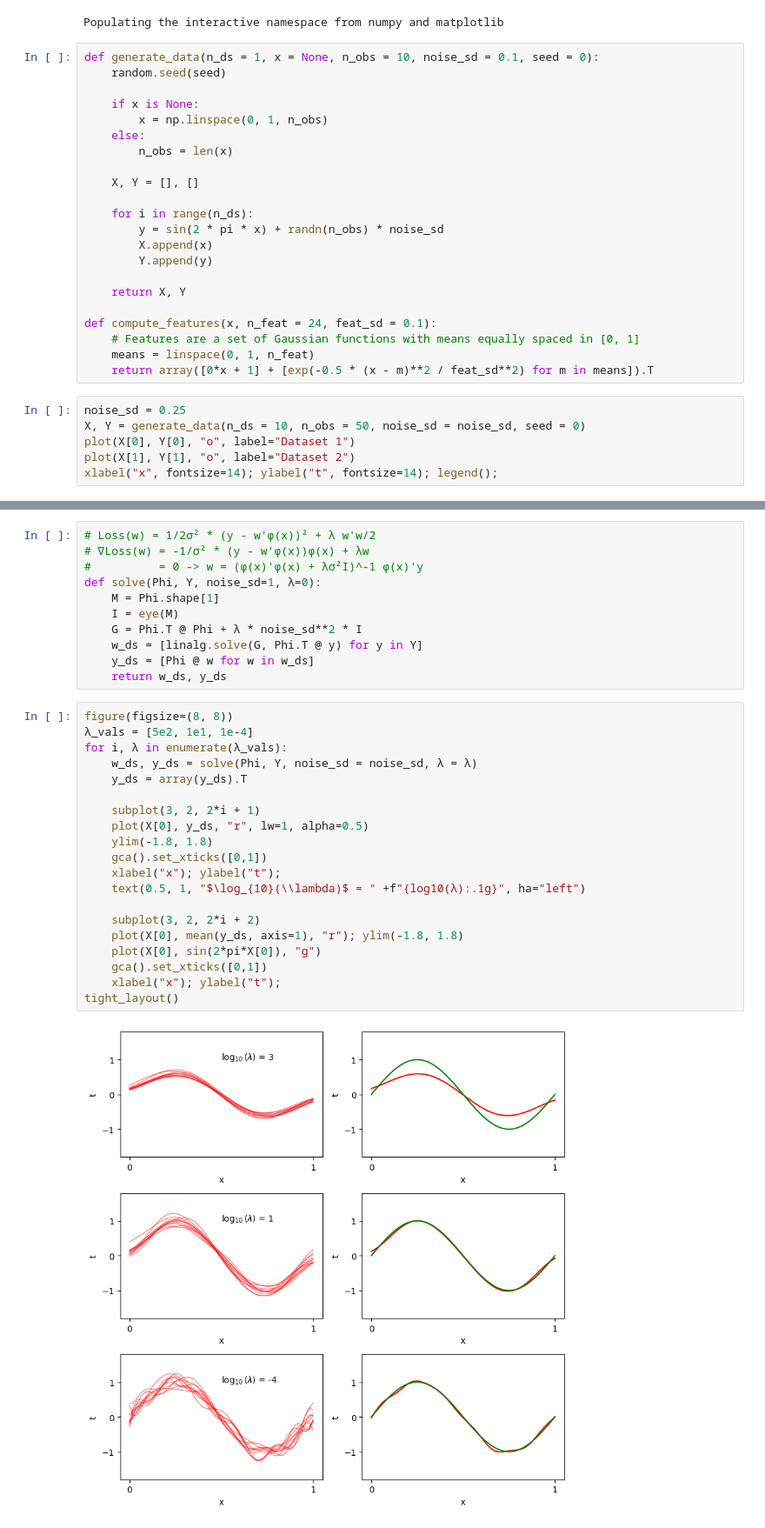
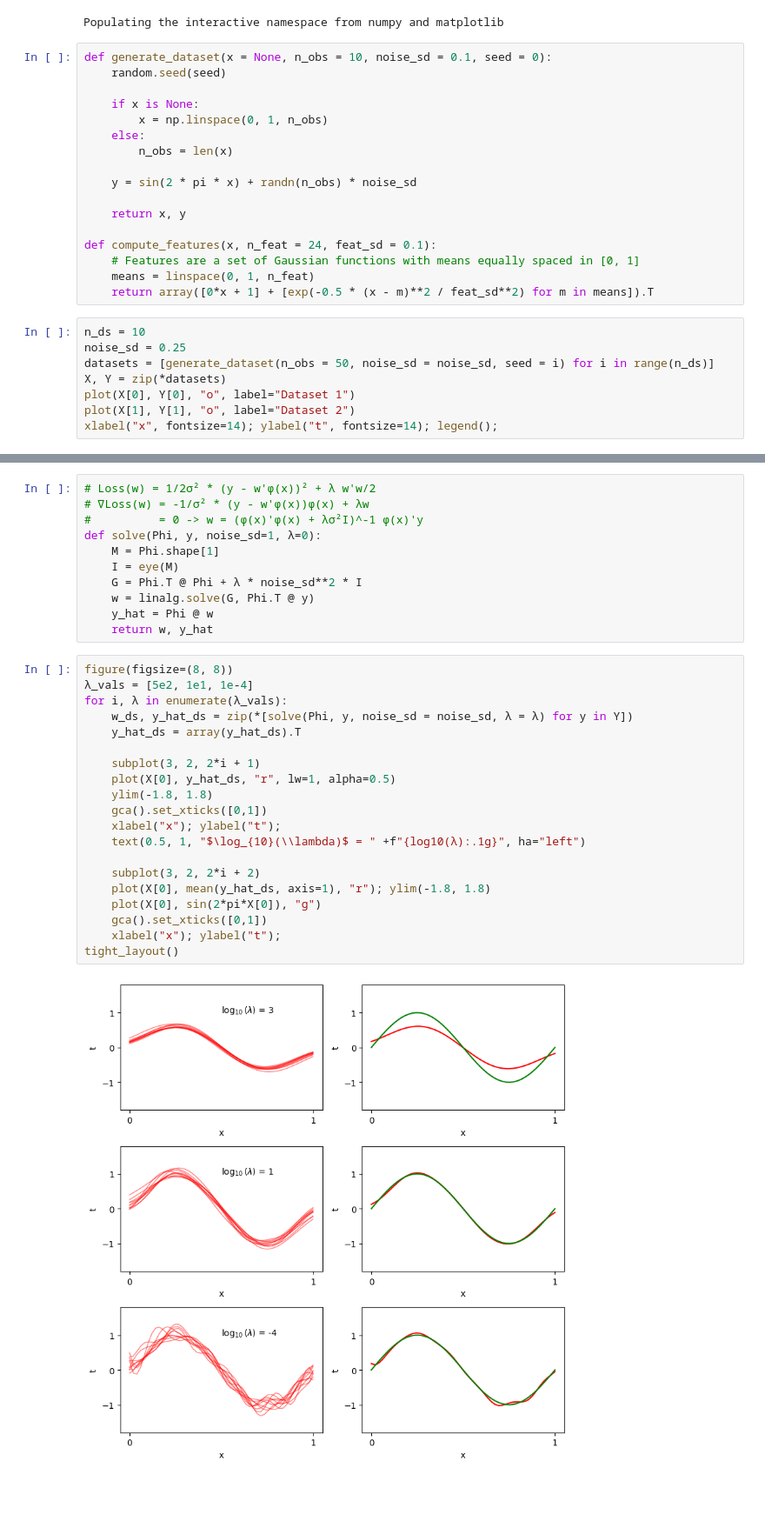
Before and after one commit to stootoon/prml-bias-variance-decomposition, a Jupyter notebook: bias-variance-tradeoff.ipynb, the cells around one changed output, grey strips where cells are left out. Shown: that part at 87% size. Drawn from its saved outputs; the diff is of its cells as text; blank space fills up the shorter version.

```diff
--- a/bias-variance-tradeoff.ipynb
+++ b/bias-variance-tradeoff.ipynb
@@ -6,7 +6,7 @@ plt.rcParams["figure.figsize"] = (12,5)
 # %% [output]
 Populating the interactive namespace from numpy and matplotlib
 # %%
-def generate_data(n_ds = 1, x = None, n_obs = 10, noise_sd = 0.1, seed = 0):
+def generate_dataset(x = None, n_obs = 10, noise_sd = 0.1, seed = 0):
     random.seed(seed)
 
     if x is None:
@@ -14,22 +14,19 @@ def generate_data(n_ds = 1, x = None, n_obs = 10, noise_sd = 0.1, seed = 0):
     else:
         n_obs = len(x)
 
-    X, Y = [], []
+    y = sin(2 * pi * x) + randn(n_obs) * noise_sd
 
-    for i in range(n_ds):
-        y = sin(2 * pi * x) + randn(n_obs) * noise_sd
-        X.append(x)
-        Y.append(y)
-
-    return X, Y
+    return x, y
 
 def compute_features(x, n_feat = 24, feat_sd = 0.1):
     # Features are a set of Gaussian functions with means equally spaced in [0, 1]
     means = linspace(0, 1, n_feat)
     return array([0*x + 1] + [exp(-0.5 * (x - m)**2 / feat_sd**2) for m in means]).T
 # %%
+n_ds = 10
 noise_sd = 0.25
-X, Y = generate_data(n_ds = 10, n_obs = 50, noise_sd = noise_sd, seed = 0)
+datasets = [generate_dataset(n_obs = 50, noise_sd = noise_sd, seed = i) for i in range(n_ds)]
+X, Y = zip(*datasets)
 plot(X[0], Y[0], "o", label="Dataset 1")
 plot(X[1], Y[1], "o", label="Dataset 2")
 xlabel("x", fontsize=14); ylabel("t", fontsize=14); legend();
@@ -47,33 +44,33 @@ xlabel("x", fontsize=14); ylabel("ϕ(x)", fontsize=14); title("Feature activatio
 # Loss(w) = 1/2σ² * (y - w'ϕ(x))² + λ w'w/2
 # ∇Loss(w) = -1/σ² * (y - w'ϕ(x))ϕ(x) + λw
 #          = 0 -> w = (ϕ(x)'ϕ(x) + λσ²I)^-1 ϕ(x)'y
-def solve(Phi, Y, noise_sd=1, λ=0):
+def solve(Phi, y, noise_sd=1, λ=0):
     M = Phi.shape[1]
     I = eye(M)
     G = Phi.T @ Phi + λ * noise_sd**2 * I
-    w_ds = [linalg.solve(G, Phi.T @ y) for y in Y]
-    y_ds = [Phi @ w for w in w_ds]
-    return w_ds, y_ds
+    w = linalg.solve(G, Phi.T @ y)
+    y_hat = Phi @ w
+    return w, y_hat
 # %%
 figure(figsize=(8, 8))
 λ_vals = [5e2, 1e1, 1e-4]
 for i, λ in enumerate(λ_vals):
-    w_ds, y_ds = solve(Phi, Y, noise_sd = noise_sd, λ = λ)
-    y_ds = array(y_ds).T
+    w_ds, y_hat_ds = zip(*[solve(Phi, y, noise_sd = noise_sd, λ = λ) for y in Y])
+    y_hat_ds = array(y_hat_ds).T
 
     subplot(3, 2, 2*i + 1)
-    plot(X[0], y_ds, "r", lw=1, alpha=0.5)
+    plot(X[0], y_hat_ds, "r", lw=1, alpha=0.5)
     ylim(-1.8, 1.8)
     gca().set_xticks([0,1])
     xlabel("x"); ylabel("t");
     text(0.5, 1, "$\log_{10}(\\lambda)$ = " +f"{log10(λ):.1g}", ha="left")
 
     subplot(3, 2, 2*i + 2)
-    plot(X[0], mean(y_ds, axis=1), "r"); ylim(-1.8, 1.8)
+    plot(X[0], mean(y_hat_ds, axis=1), "r"); ylim(-1.8, 1.8)
     plot(X[0], sin(2*pi*X[0]), "g")
     gca().set_xticks([0,1])
     xlabel("x"); ylabel("t");
 tight_layout()
 # %% [output]
-[figure, old version]
+[figure, new version]
 # %%
```
Also changed, not shown: parts of 8 cells of this notebook.
